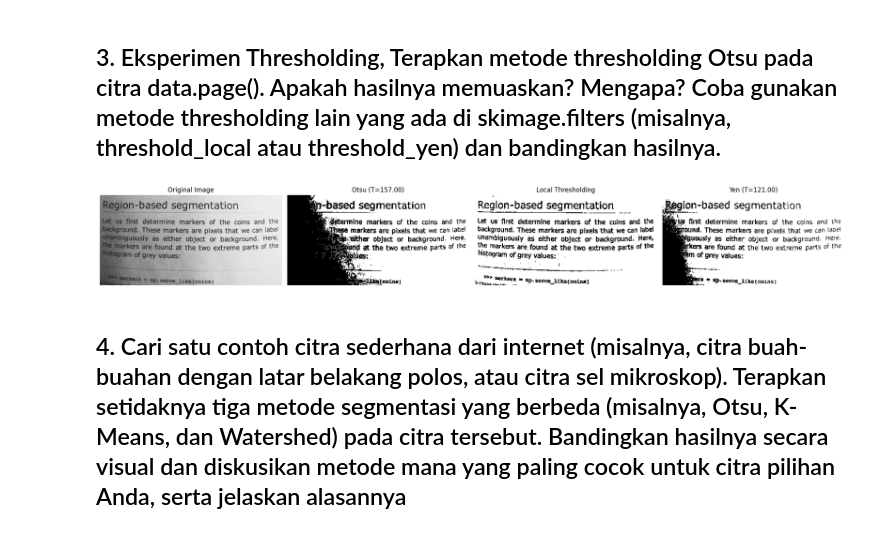
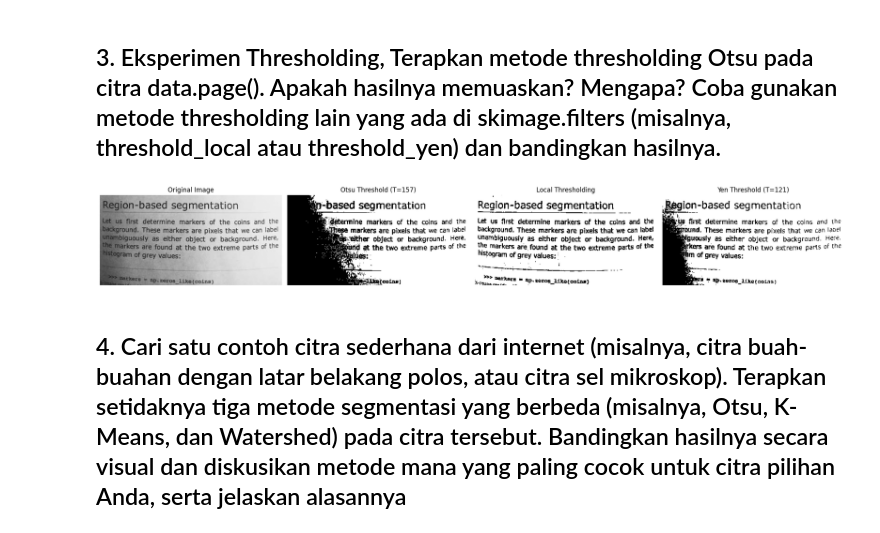
Before and after one commit to arkadjie795/2025-pengolahan-citra-TI-2C, a Jupyter notebook: Jobsheet_04.ipynb, the cells around one changed output. Cells and saved outputs as stored; diff of their text form; code cells hidden in the pictures.

```diff
--- a/Jobsheet_04.ipynb
+++ b/Jobsheet_04.ipynb
@@ -285,45 +285,52 @@ plt.show()
 ## 3. Eksperimen Thresholding, Terapkan metode thresholding Otsu pada citra data.page(). Apakah hasilnya memuaskan? Mengapa? Coba gunakan metode thresholding lain yang ada di skimage.filters (misalnya, threshold_local atau threshold_yen) dan bandingkan hasilnya.
 # %%
 import matplotlib.pyplot as plt
-from skimage import data
+from skimage import data, filters
 from skimage.filters import threshold_otsu, threshold_local, threshold_yen
 from skimage.util import img_as_ubyte
 
-# === 1. Load Citra ===
-image = data.page()                # Muat citra dokumen bawaan
-image = img_as_ubyte(image)        # Ubah ke format 8-bit (0-255)
+# 1. Muat citra dokumen (data.page)
+image = data.page()
+image = img_as_ubyte(image)  # Pastikan format uint8
 
-# === 2. Proses Thresholding ===
+# 2. Metode Thresholding
 
-# --- a. Otsu ---
+# a) Otsu Thresholding
 thresh_otsu = threshold_otsu(image)
 binary_otsu = image > thresh_otsu
 
-# --- b. Local Thresholding ---
-block_size = 35
+# b) Local Thresholding
+block_size = 35  # ukuran blok lokal
 local_thresh = threshold_local(image, block_size, offset=10)
 binary_local = image > local_thresh
 
-# --- c. Yen ---
+# c) Yen Thresholding
 thresh_yen = threshold_yen(image)
 binary_yen = image > thresh_yen
 
-# === 3. Visualisasi ===
-fig, axes = plt.subplots(1, 4, figsize=(20, 6))
-titles = ['Original Image',
-          f'Otsu (T={thresh_otsu:.2f})',
-          'Local Thresholding',
-          f'Yen (T={thresh_yen:.2f})']
-images = [image, binary_otsu, binary_local, binary_yen]
+# 3. Visualisasi Perbandingan
+fig, axes = plt.subplots(1, 4, figsize=(20, 5), sharex=True, sharey=True)
+ax = axes.ravel()
 
-for ax, img, title in zip(axes, images, titles):
-    ax.imshow(img, cmap='gray')
-    ax.set_title(title)
-    ax.axis('off')
+ax[0].imshow(image, cmap='gray')
+ax[0].set_title('Original Image')
+ax[0].axis('off')
+
+ax[1].imshow(binary_otsu, cmap='gray')
+ax[1].set_title(f'Otsu Threshold (T={thresh_otsu})')
+ax[1].axis('off')
+
+ax[2].imshow(binary_local, cmap='gray')
+ax[2].set_title('Local Thresholding')
+ax[2].axis('off')
+
+ax[3].imshow(binary_yen, cmap='gray')
+ax[3].set_title(f'Yen Threshold (T={thresh_yen})')
+ax[3].axis('off')
 
 plt.tight_layout()
 plt.show()
 # %% [output]
-[figure, old version]
+[figure, new version]
 # %% [markdown]
 ## 4.	Cari satu contoh citra sederhana dari internet (misalnya, citra buah-buahan dengan latar belakang polos, atau citra sel mikroskop). Terapkan setidaknya tiga metode segmentasi yang berbeda (misalnya, Otsu, K-Means, dan Watershed) pada citra tersebut. Bandingkan hasilnya secara visual dan diskusikan metode mana yang paling cocok untuk citra pilihan Anda, serta jelaskan alasannya
```
Also changed, not shown: parts of 9 cells of this notebook.
